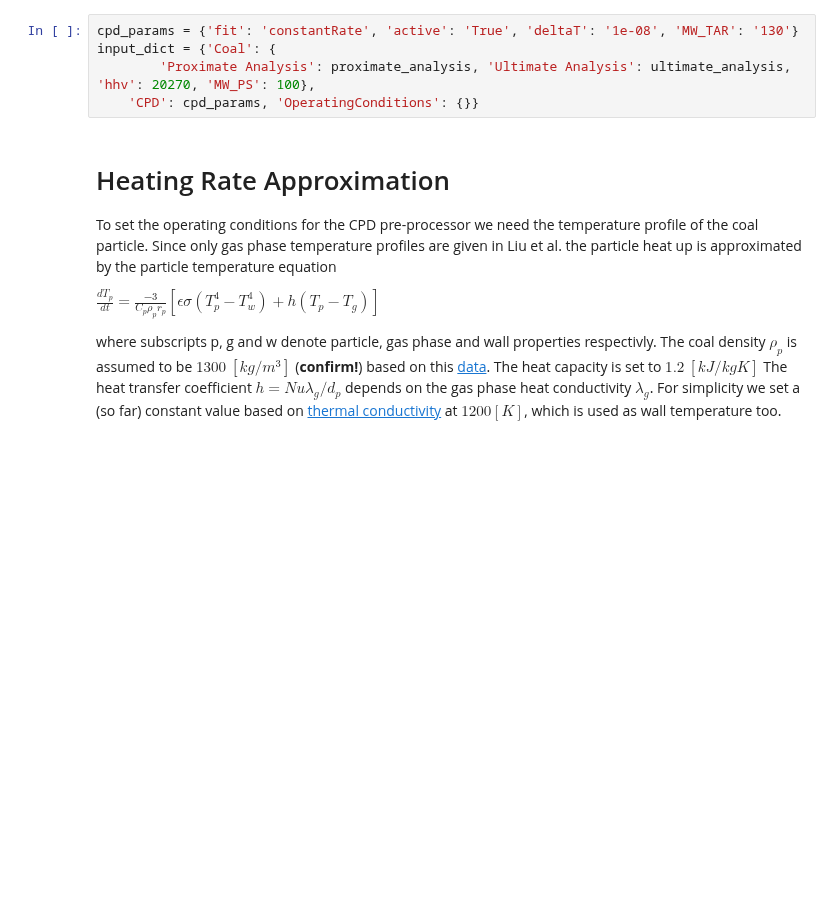
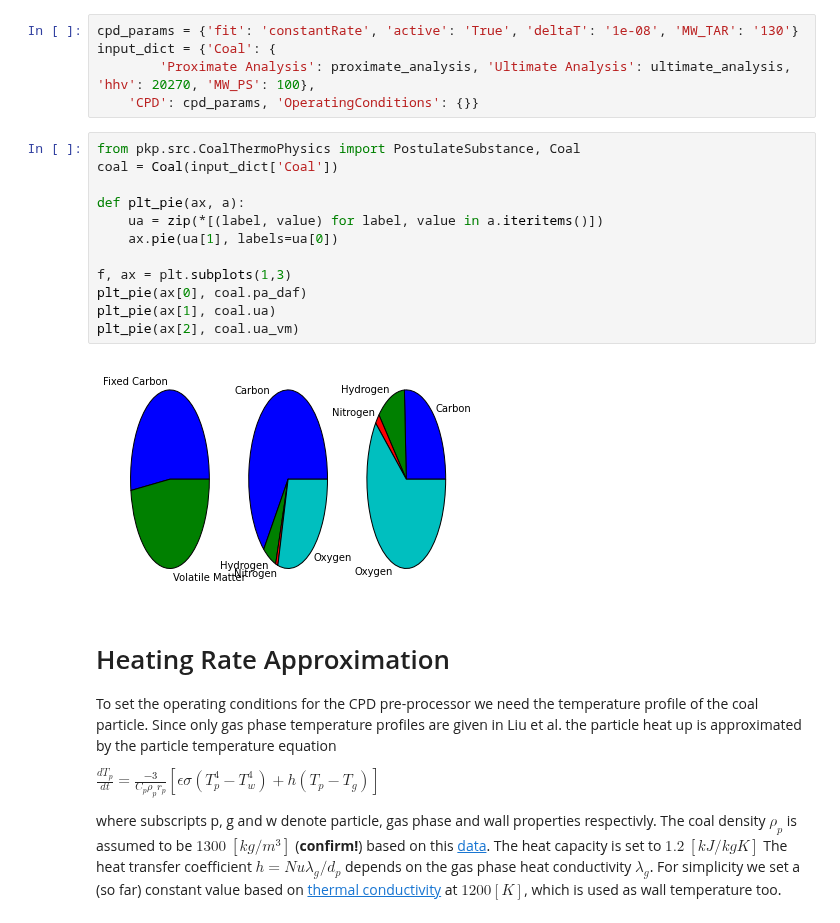
Before and after one commit to ostein/notebooks, a Jupyter notebook: pkp/BlackThunder.ipynb, the cells around one changed output. Saved outputs shown, nothing was run; the diff lists cells and outputs as text; blank space fills up the shorter version.

```diff
--- a/pkp/BlackThunder.ipynb
+++ b/pkp/BlackThunder.ipynb
@@ -50,6 +57,20 @@ cpd_params = {'fit': 'constantRate', 'active': 'True', 'deltaT': '1e-08', 'MW_TA
 input_dict = {'Coal': {
         'Proximate Analysis': proximate_analysis, 'Ultimate Analysis': ultimate_analysis, 'hhv': 20270, 'MW_PS': 100},
     'CPD': cpd_params, 'OperatingConditions': {}}
+# %%
+from pkp.src.CoalThermoPhysics import PostulateSubstance, Coal
+coal = Coal(input_dict['Coal'])
+
+def plt_pie(ax, a):
+    ua = zip(*[(label, value) for label, value in a.iteritems()])
+    ax.pie(ua[1], labels=ua[0])
+
+f, ax = plt.subplots(1,3)
+plt_pie(ax[0], coal.pa_daf)
+plt_pie(ax[1], coal.ua)
+plt_pie(ax[2], coal.ua_vm)
+# %% [output]
+[figure, added]
 # %% [markdown]
 # Heating Rate Approximation
 
```
Also changed, not shown: parts of 15 cells of this notebook.
